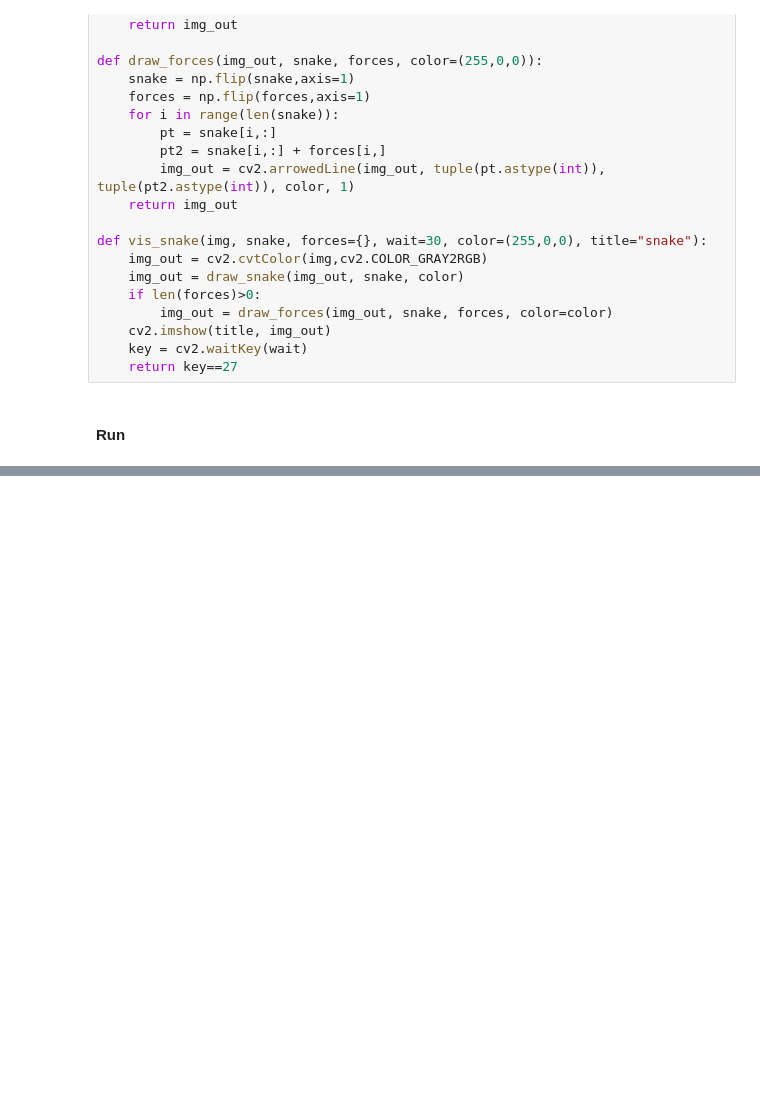
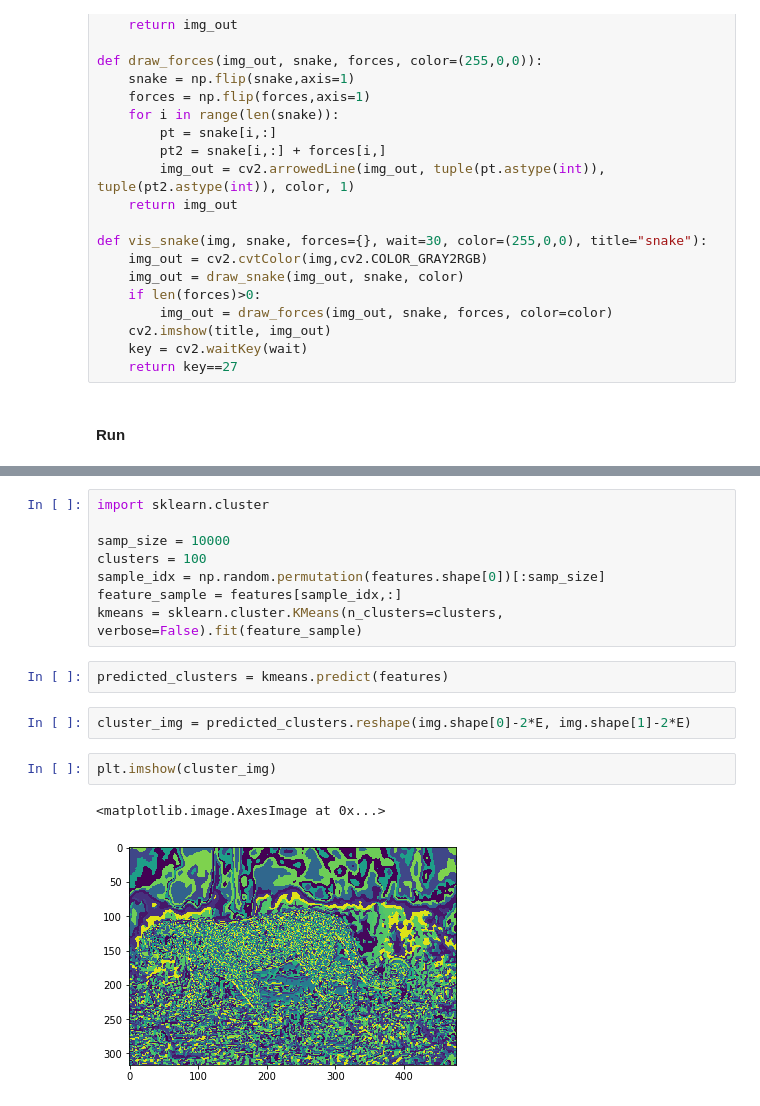
Before and after one commit to Charlottetheis/AIA, a Jupyter notebook: Jacob.ipynb, the cells around one changed output, grey strips where cells are left out. Drawn from its saved outputs; the diff is of its cells as text; blank space fills up the shorter version.

```diff
--- a/Jacob.ipynb
+++ b/Jacob.ipynb
@@ -343,0 +380,17 @@ cv2.waitKey(1);
+# %%
+import sklearn.cluster
+
+samp_size = 10000
+clusters = 100
+sample_idx = np.random.permutation(features.shape[0])[:samp_size]
+feature_sample = features[sample_idx,:]
+kmeans = sklearn.cluster.KMeans(n_clusters=clusters, verbose=False).fit(feature_sample)
+# %%
+predicted_clusters = kmeans.predict(features)
+# %%
+cluster_img = predicted_clusters.reshape(img.shape[0]-2*E, img.shape[1]-2*E)
+# %%
+plt.imshow(cluster_img)
+# %% [output]
+<matplotlib.image.AxesImage at 0x...>
+[figure, added]
```
Also changed, not shown: parts of 15 cells of this notebook.
